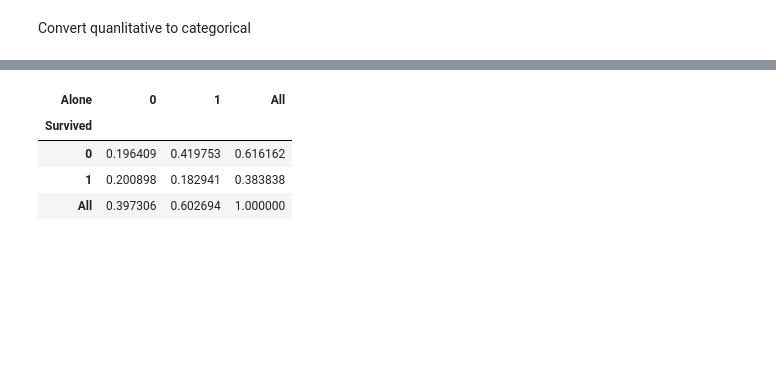
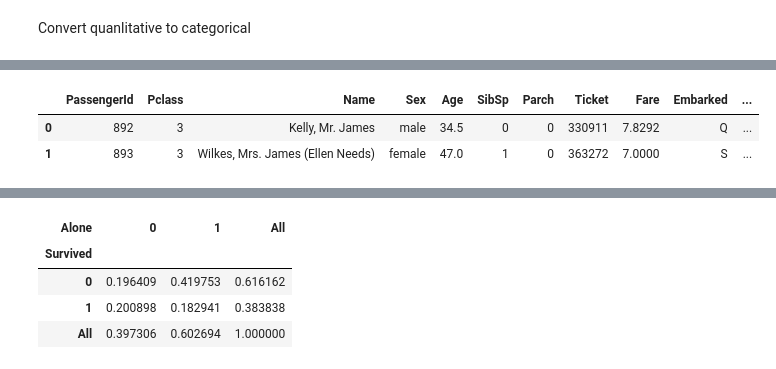
Before and after one commit to volynvlad/jup-notebook, a Jupyter notebook: kaggle/Titanic/titanic_08.02.20.ipynb, the cells around one changed output, grey strips where cells are left out. Cells and saved outputs as stored; diff of their text form; code cells hidden in the pictures; blank space fills up the shorter version.

```diff
--- a/kaggle/Titanic/titanic_08.02.20.ipynb
+++ b/kaggle/Titanic/titanic_08.02.20.ipynb
@@ -275,4 +256,8 @@ Name: Age, dtype: float64
 train['Initial'] = 0
 for _ in train:
     train['Initial'] = train.Name.str.extract('([A-Za-z]+)\.')
+# %%
+test['Initial'] = 0
+for _ in test:
+    test['Initial'] = test.Name.str.extract('([A-Za-z]+)\.')
 # %%
@@ -282,3 +267,5 @@ pd.crosstab(train.Initail, train.Sex).T
 | Sex |  |  |  |  |  |  |  |  |  |  |  | ... |
 | female | 0 | 0 | 1 | 0 | 1 | 0 | 1 | 0 | 0 | 182 | 2 | ... |
 | male | 1 | 2 | 0 | 1 | 6 | 1 | 0 | 2 | 40 | 0 | 0 | ... |
+# %%
+test['Initial'].replace(['Dona'], ['Other'], inplace=True)
@@ -286,6 +280,10 @@ pd.crosstab(train.Initail, train.Sex).T
 train['Initial'].replace(['Mlle','Mme','Ms','Dr','Major','Lady','Countess','Jonkheer','Col','Rev','Capt','Sir','Don'],
                          ['Miss','Miss','Miss','Mr','Mr','Mrs','Mrs','Other','Other','Other','Mr','Mr','Mr'],
                          inplace=True)
+# %%
+test['Initial'].replace(['Mlle','Mme','Ms','Dr','Major','Lady','Countess','Jonkheer','Col','Rev','Capt','Sir','Don'],
+                         ['Miss','Miss','Miss','Mr','Mr','Mrs','Mrs','Other','Other','Other','Mr','Mr','Mr'],
+                         inplace=True)
 # %%
 train.groupby('Initial')['Age'].mean()
 # %% [output]
@@ -302,6 +310,12 @@ train.loc[(train.Age.isnull())&(train.Initial=='Mrs'), 'Age'] = 36
 train.loc[(train.Age.isnull())&(train.Initial=='Master'), 'Age'] = 5
 train.loc[(train.Age.isnull())&(train.Initial=='Miss'), 'Age'] = 22
 train.loc[(train.Age.isnull())&(train.Initial=='Other'), 'Age'] = 46
+# %%
+test.loc[(test.Age.isnull())&(test.Initial=='Mr'), 'Age'] = 32
+test.loc[(test.Age.isnull())&(test.Initial=='Mrs'), 'Age'] = 39
+test.loc[(test.Age.isnull())&(test.Initial=='Master'), 'Age'] = 7
+test.loc[(test.Age.isnull())&(test.Initial=='Miss'), 'Age'] = 22
+test.loc[(test.Age.isnull())&(test.Initial=='Other'), 'Age'] = 42
 # %%
 train.Age.isnull().any()
 # %% [output]
@@ -421,4 +447,16 @@ train.head(2)
 |  | PassengerId | Survived | Pclass | Name | Sex | Age | SibSp | Parch | Ticket | Fare | ... |
 | 0 | 1 | 0 | 3 | Braund, Mr. Owen Harris | male | 22.0 | 1 | 0 | A/5 21171 | 7.2500 | ... |
 | 1 | 2 | 1 | 1 | Cumings, Mrs. John Bradley (Flore... | female | 38.0 | 1 | 0 | PC 17599 | 71.2833 | ... |
+# %%
+test['Age_band'] = 0
+test.loc[test['Age'] <= 16,'Age_band'] = 1
+test.loc[(test['Age'] > 16) & (test['Age'] <= 32), 'Age_band'] = 2
+test.loc[(test['Age'] > 32) & (test['Age'] <= 48), 'Age_band'] = 3
+test.loc[(test['Age'] > 48) & (test['Age'] <= 64), 'Age_band'] = 4
+test.loc[test['Age'] > 64, 'Age_band'] = 5
+test.head(2)
+# %% [output]
+|  | PassengerId | Pclass | Name | Sex | Age | SibSp | Parch | Ticket | Fare | Embarked | ... |
+| 0 | 892 | 3 | Kelly, Mr. James | male | 34.5 | 0 | 0 | 330911 | 7.8292 | Q | ... |
+| 1 | 893 | 3 | Wilkes, Mrs. James (Ellen Needs) | female | 47.0 | 1 | 0 | 363272 | 7.0000 | S | ... |
 # %%
```
Also changed, not shown: parts of 23 cells of this notebook, 5 other files.
